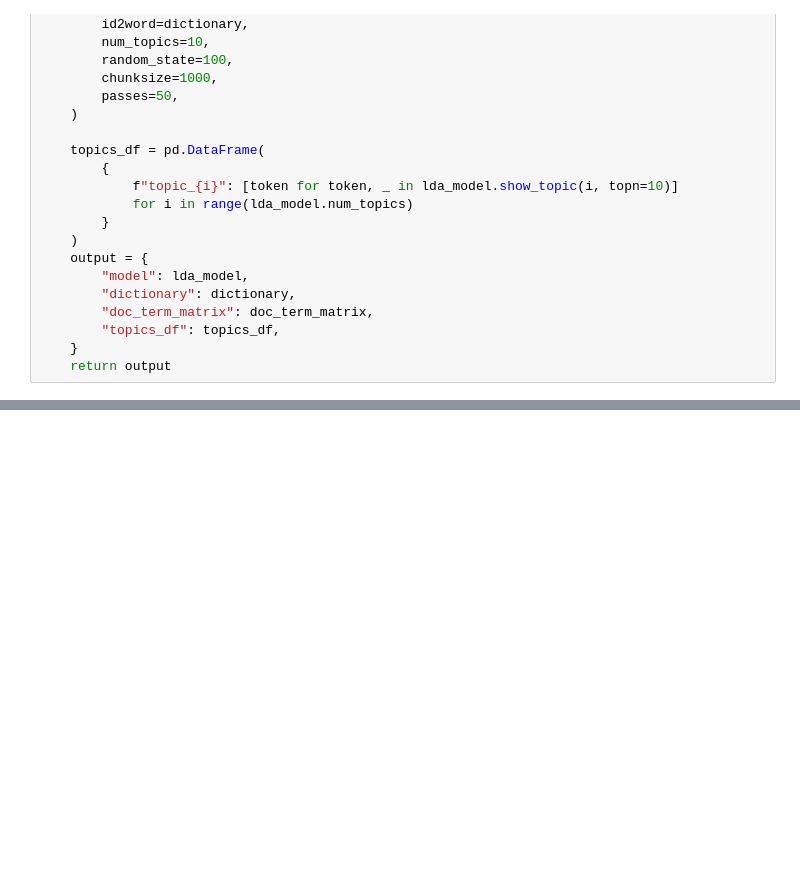
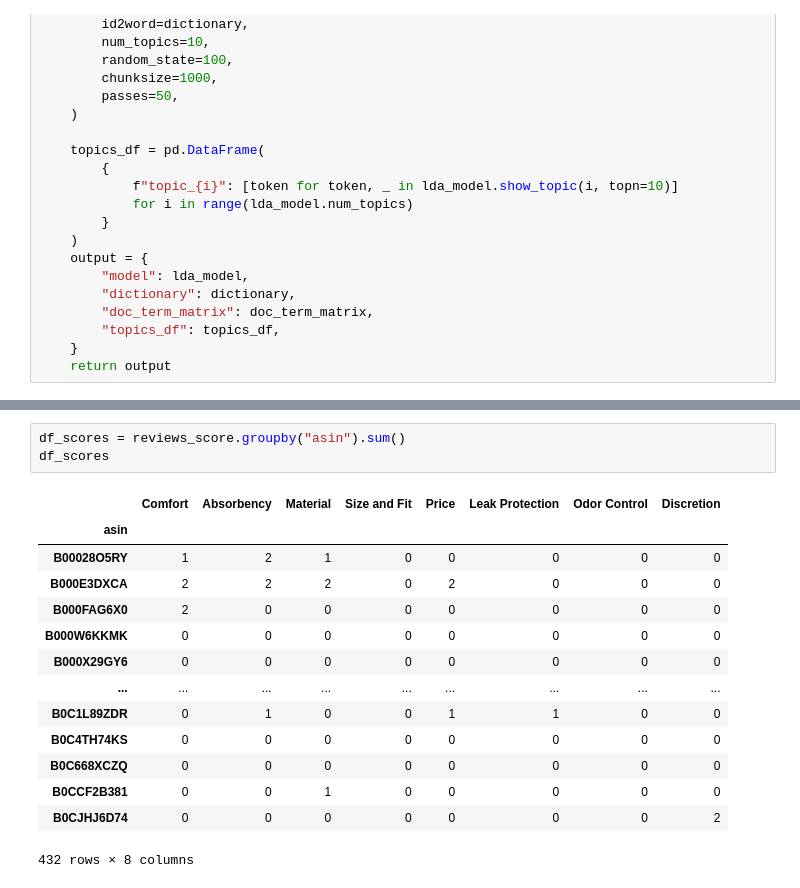
Before and after one commit to mintyfrankie/project-elissa, a Jupyter notebook: nlp/main.ipynb, the cells around one changed output, grey strips where cells are left out. Drawn from its saved outputs; the diff is of its cells as text; blank space fills up the shorter version.

```diff
--- a/nlp/main.ipynb
+++ b/nlp/main.ipynb
@@ -237,0 +400,18 @@ topic
+# %%
+df_scores = reviews_score.groupby("asin").sum()
+df_scores
+# %% [output]
+|  | Comfort | Absorbency | Material | Size and Fit | Price | Leak Protection | Odor Control | Discretion |
+| asin |  |  |  |  |  |  |  |  |
+| B00028O5RY | 1 | 2 | 1 | 0 | 0 | 0 | 0 | 0 |
+| B000E3DXCA | 2 | 2 | 2 | 0 | 2 | 0 | 0 | 0 |
+| B000FAG6X0 | 2 | 0 | 0 | 0 | 0 | 0 | 0 | 0 |
+| B000W6KKMK | 0 | 0 | 0 | 0 | 0 | 0 | 0 | 0 |
+| B000X29GY6 | 0 | 0 | 0 | 0 | 0 | 0 | 0 | 0 |
+| ... | ... | ... | ... | ... | ... | ... | ... | ... |
+| B0C1L89ZDR | 0 | 1 | 0 | 0 | 1 | 1 | 0 | 0 |
+| B0C4TH74KS | 0 | 0 | 0 | 0 | 0 | 0 | 0 | 0 |
+| B0C668XCZQ | 0 | 0 | 0 | 0 | 0 | 0 | 0 | 0 |
+| B0CCF2B381 | 0 | 0 | 1 | 0 | 0 | 0 | 0 | 0 |
+| B0CJHJ6D74 | 0 | 0 | 0 | 0 | 0 | 0 | 0 | 2 |
+432 rows × 8 columns
```
Also changed, not shown: parts of 11 cells of this notebook.
